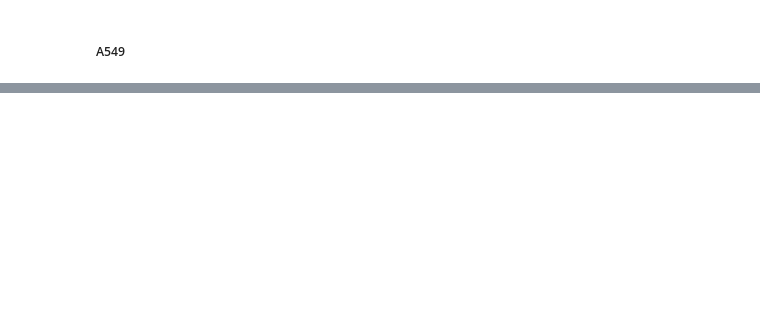
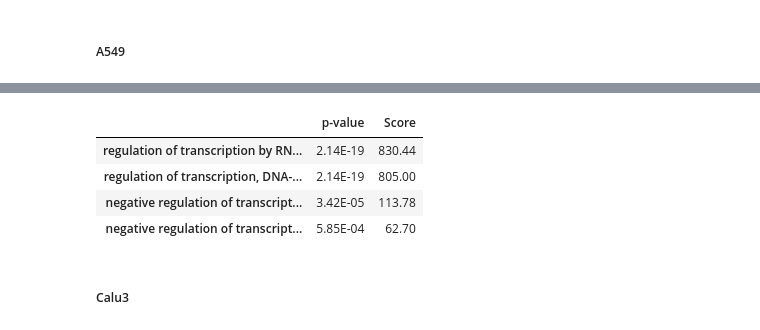
Before and after one commit to PRodrigues98/Analysis-of-regulatory-response-to-SARS-CoV-2-infection, a Jupyter notebook: Classification/RandomForests.ipynb, the cells around one changed output, grey strips where cells are left out. Cells and saved outputs as stored; diff of their text form; code cells hidden in the pictures; blank space fills up the shorter version.

```diff
--- a/Classification/RandomForests.ipynb
+++ b/Classification/RandomForests.ipynb
@@ -149,2 +200,38 @@ Order of returned results is: Rank, Term name, P-value, Z-score, Combined score,
   0,
   0]]
+# %%
+import json
+
+with open('results_RandomForest_A549.json', 'w') as file:
+     file.write(json.dumps(results_a549)) # use `json.loads` to do the reverse
+# %%
+import json
+
+with open('results_RandomForest_A549.json') as file:
+    results_a549 = json.load(file)
+# %%
+dataset = {'p-value': [], 'Score': []}
+index_a549 = []
+
+for term in results_a549:
+    index_a549 += [term[1]]
+    dataset['p-value'] += [term[6]]
+    dataset['Score'] += [term[4]]
+enrichment_a549_dataset = pd.DataFrame(dataset, index = index_a549)
+# %%
+pd.set_option("display.max_rows", None)
+selection = enrichment_a549_dataset[enrichment_a549_dataset['p-value'] < 0.01].sort_values('Score', ascending = False).head(25)
+
+selection['p-value'] = selection['p-value'].map(lambda x: '%.2E' % x)
+selection['Score'] = selection['Score'].map(lambda x: '%.2f' % x)
+
+selection.to_csv('A549_RandomForest_table.csv')
+selection
+# %% [output]
+|  | p-value | Score |
+| regulation of transcription by RN... | 2.14E-19 | 830.44 |
+| regulation of transcription, DNA-... | 2.14E-19 | 805.00 |
+| negative regulation of transcript... | 3.42E-05 | 113.78 |
+| negative regulation of transcript... | 5.85E-04 | 62.70 |
+# %% [markdown]
+##### Calu3
```
Also changed, not shown: parts of 14 cells of this notebook, 19 other files.
